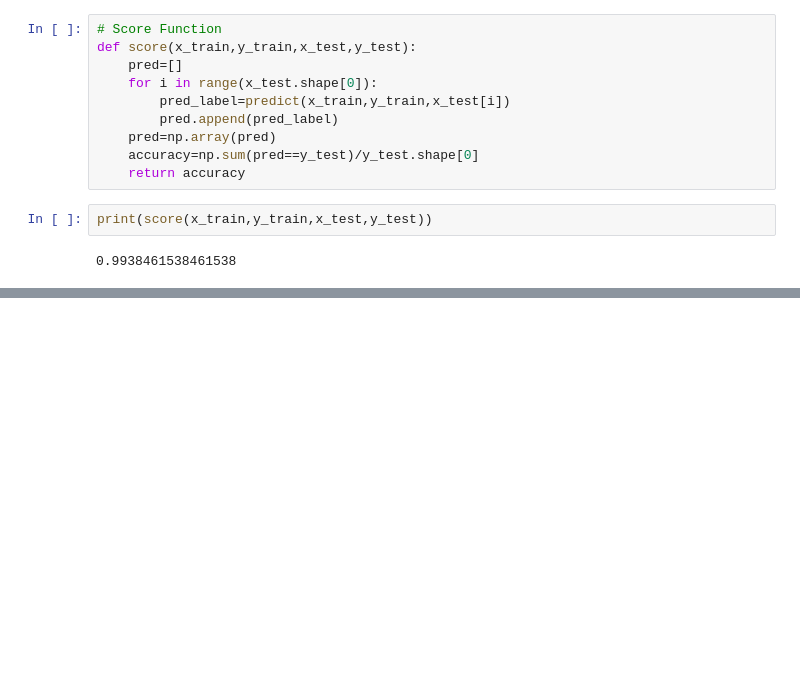
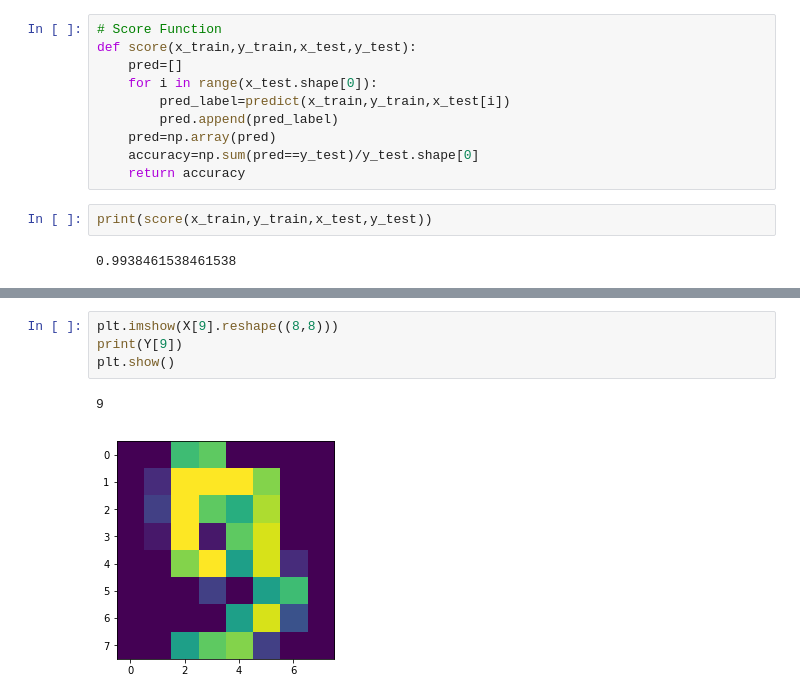
Before and after one commit to ankitguptamdp/Machine-Learning, a Jupyter notebook: 21. Naive Bayes Classifier/Jupyter Notebooks/21. Naive Bayes Classifier.ipynb, the cells around one changed output, grey strips where cells are left out. Saved outputs shown, nothing was run; the diff lists cells and outputs as text; blank space fills up the shorter version.

```diff
--- a/21. Naive Bayes Classifier/Jupyter Notebooks/21. Naive Bayes Classifier.ipynb
+++ b/21. Naive Bayes Classifier/Jupyter Notebooks/21. Naive Bayes Classifier.ipynb
@@ -255,0 +366,7 @@ print(score(x_train,y_train,x_test,y_test))
+# %%
+plt.imshow(X[9].reshape((8,8)))
+print(Y[9])
+plt.show()
+# %% [output]
+9
+[figure, added]
```
Also changed, not shown: parts of 36 cells of this notebook, 10 other files.
